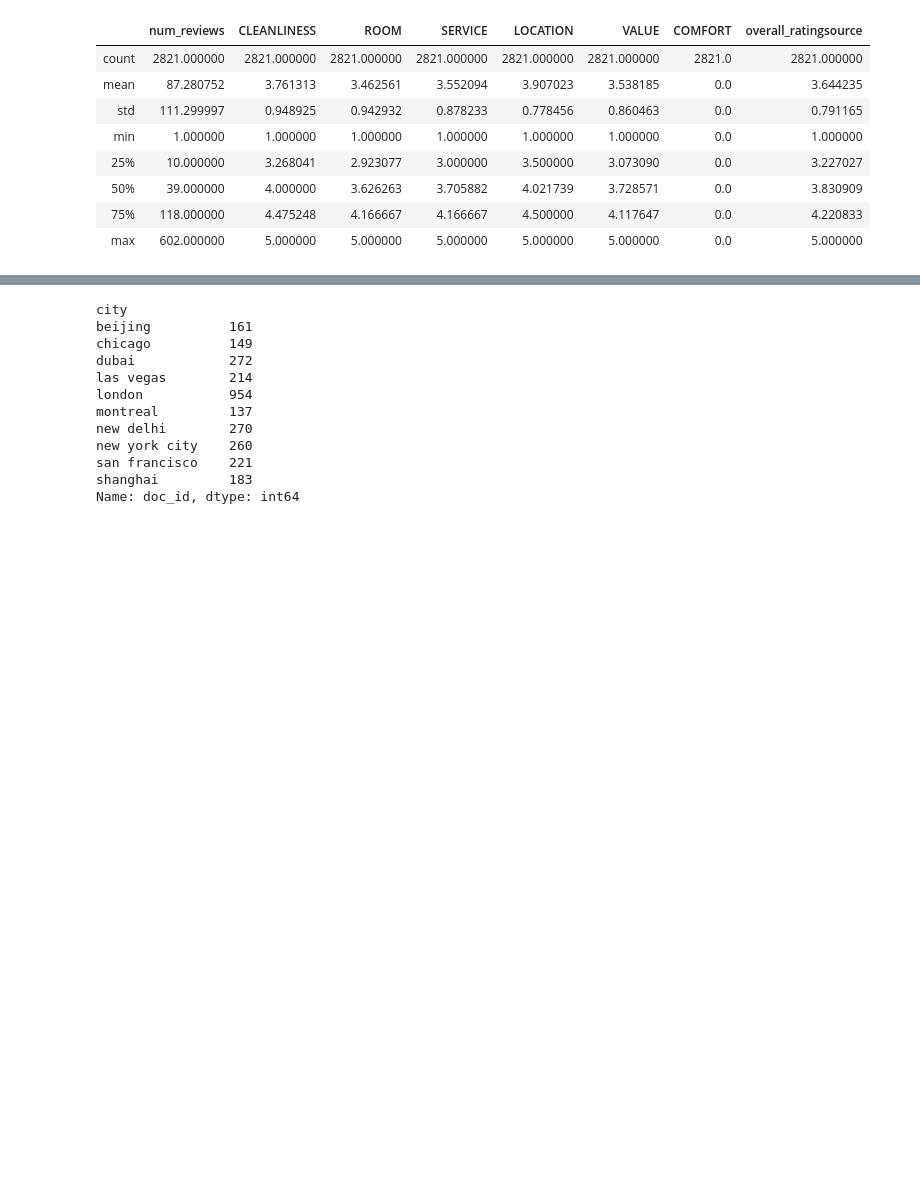
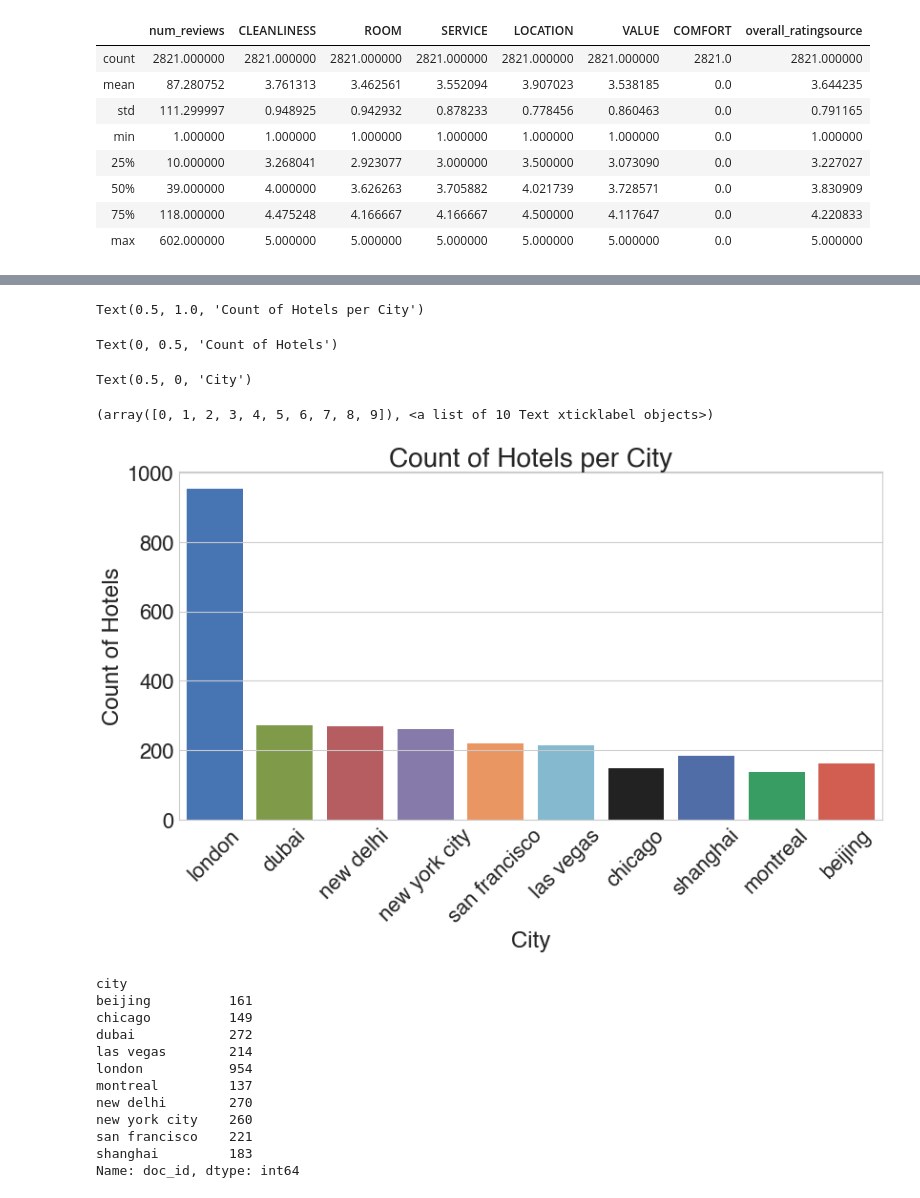
Before and after one commit to chelseanbr/between-the-lines, a Jupyter notebook: notebooks/initial_nb_loading.ipynb, the cells around one changed output, grey strips where cells are left out. Saved outputs shown, nothing was run; the diff lists cells and outputs as text; code cells hidden in the pictures; blank space fills up the shorter version.

```diff
--- a/notebooks/initial_nb_loading.ipynb
+++ b/notebooks/initial_nb_loading.ipynb
@@ -430 +408,16 @@ array([175., 209., 323., 379.,  65., 413., 326., 328., 345., 162., 127.,
+# %%
+fig, ax = plt.subplots(figsize=(12,8))
+plot = sns.countplot(data=df, x='city', ax=ax)
+ax.set_title('Count of Hotels per City', size=BIGGEST_SIZE)
+ax.set_ylabel('Count of Hotels')
+ax.set_xlabel('City')
+plt.xticks(rotation=45)
+fig.tight_layout()
+fig.savefig('../images/ctplt_hotels_byCity')
+# %% [output]
+Text(0.5, 1.0, 'Count of Hotels per City')
+Text(0, 0.5, 'Count of Hotels')
+Text(0.5, 0, 'City')
+(array([0, 1, 2, 3, 4, 5, 6, 7, 8, 9]), <a list of 10 Text xticklabel objects>)
+[figure, added]
 # %%
```
Also changed, not shown: parts of 42 cells of this notebook, 3 other files.
